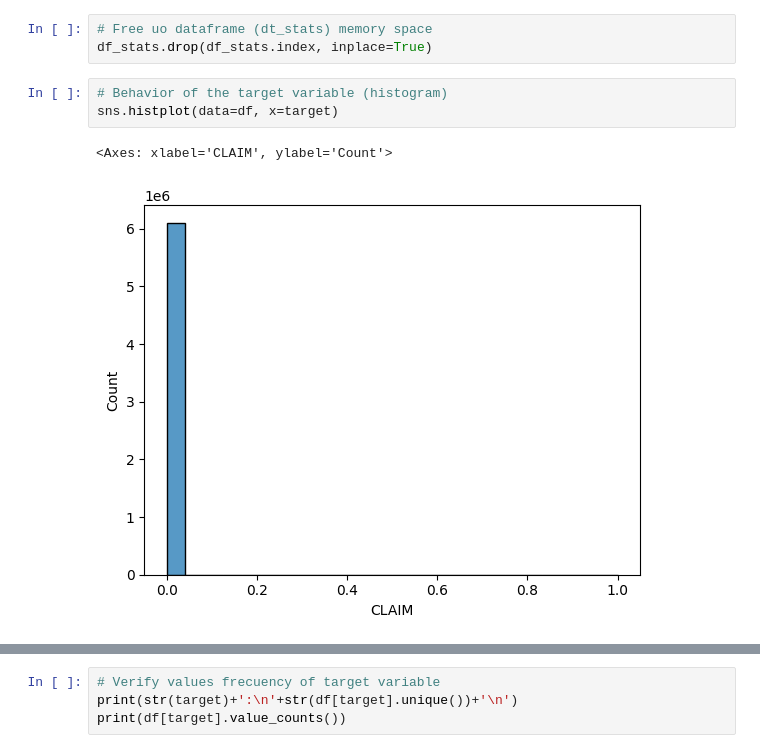
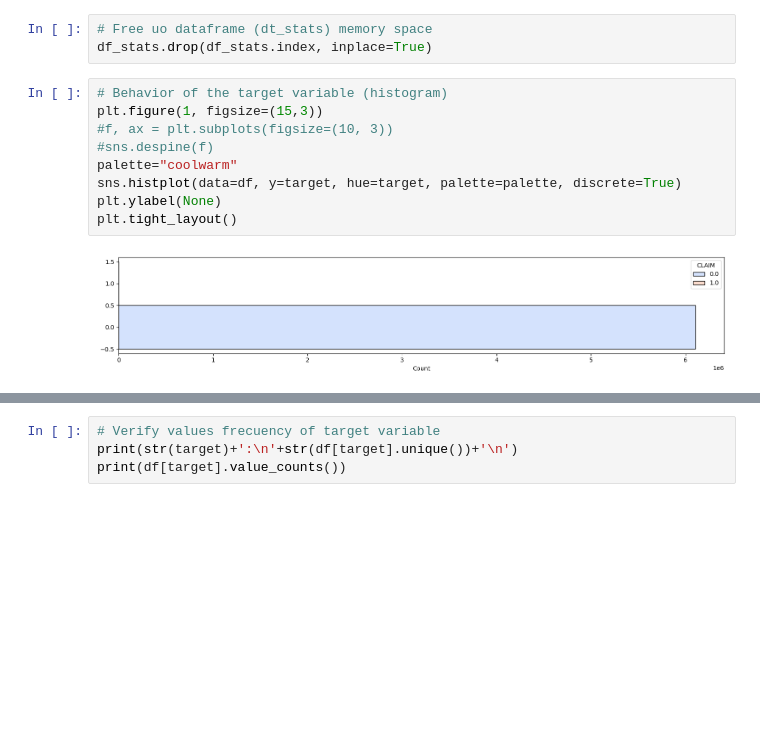
Before and after one commit to jacquito0925/audimed_tfm, a Jupyter notebook: EDA_Data_Claims.ipynb, the cells around one changed output, grey strips where cells are left out. Saved outputs shown, nothing was run; the diff lists cells and outputs as text; blank space fills up the shorter version.

```diff
--- a/EDA_Data_Claims.ipynb
+++ b/EDA_Data_Claims.ipynb
@@ -142,7 +142,12 @@ df_stats
 df_stats.drop(df_stats.index, inplace=True)
 # %%
 # Behavior of the target variable (histogram)
-sns.histplot(data=df, x=target)
+plt.figure(1, figsize=(15,3))
+#f, ax = plt.subplots(figsize=(10, 3))
+#sns.despine(f)
+palette="coolwarm"
+sns.histplot(data=df, y=target, hue=target, palette=palette, discrete=True)
+plt.ylabel(None)
+plt.tight_layout()
 # %% [output]
-<Axes: xlabel='CLAIM', ylabel='Count'>
-[figure, old version]
+[figure, new version]
```
Also changed, not shown: parts of 4 cells of this notebook.
